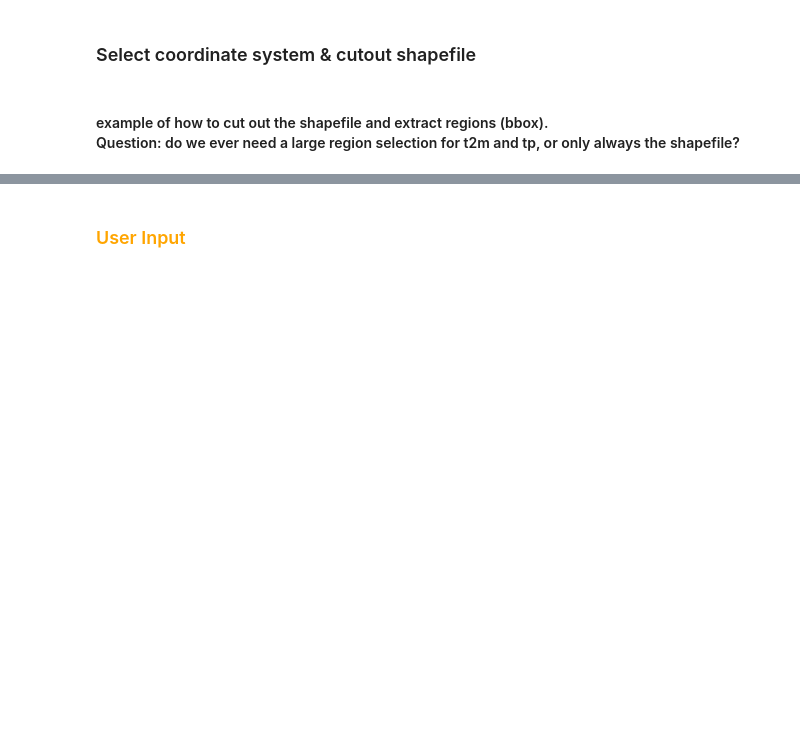
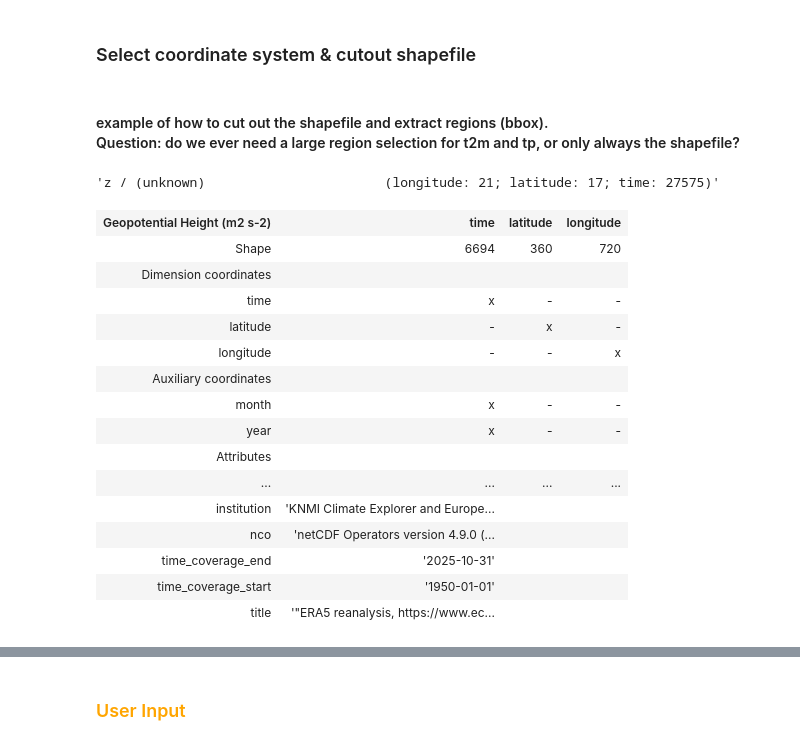
Before and after one commit to maris-development/c3s-451, a Jupyter notebook: testing_notebooks/C3S_CirculationAnalogues.ipynb, the cells around one changed output, grey strips where cells are left out. Drawn from its saved outputs; the diff is of its cells as text; code cells hidden in the pictures; blank space fills up the shorter version.

Commit message:
analogues wip

```diff
--- a/testing_notebooks/C3S_CirculationAnalogues.ipynb
+++ b/testing_notebooks/C3S_CirculationAnalogues.ipynb
@@ -220,3 +226,29 @@ for cube in cube_map_daily:
 # J: do we always want the selected region for t2m and tp? then we can just replace them in cube_map_daily
 # use shapefile for event variable
 # cube_map_daily_reg[Haz] = Analogues.extract_region_shape(cube_map_daily_reg[Haz], polygons[0])
+# %%
+cube_map_daily['z500'].summary(True)
+# %% [output]
+'z / (unknown)                       (longitude: 21; latitude: 17; time: 27575)'
+# %%
+test_netcdf = Analogues.reanalysis_data_v2(var='z500', Y1=Y1, Y2=Y2, months=months)
+test_netcdf.coord('latitude').coord_system = wgs84
+test_netcdf.coord('longitude').coord_system = wgs84
+test_netcdf
+# %% [output]
+| Geopotential Height (m2 s-2) | time | latitude | longitude |
+| Shape | 6694 | 360 | 720 |
+| Dimension coordinates |  |  |  |
+| time | x | - | - |
+| latitude | - | x | - |
+| longitude | - | - | x |
+| Auxiliary coordinates |  |  |  |
+| month | x | - | - |
+| year | x | - | - |
+| Attributes |  |  |  |
+| ... | ... | ... | ... |
+| institution | 'KNMI Climate Explorer and Europe... |  |  |
+| nco | 'netCDF Operators version 4.9.0 (... |  |  |
+| time_coverage_end | '2025-10-31' |  |  |
+| time_coverage_start | '1950-01-01' |  |  |
+| title | '"ERA5 reanalysis, https://www.ec... |  |  |
```
Also changed, not shown: parts of 6 cells of this notebook, 1 other file.
